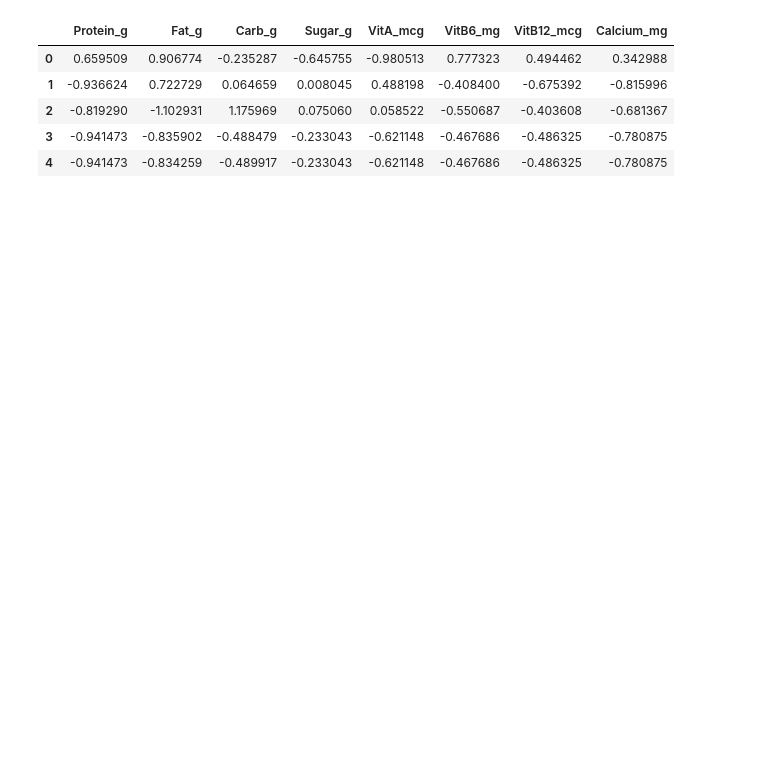
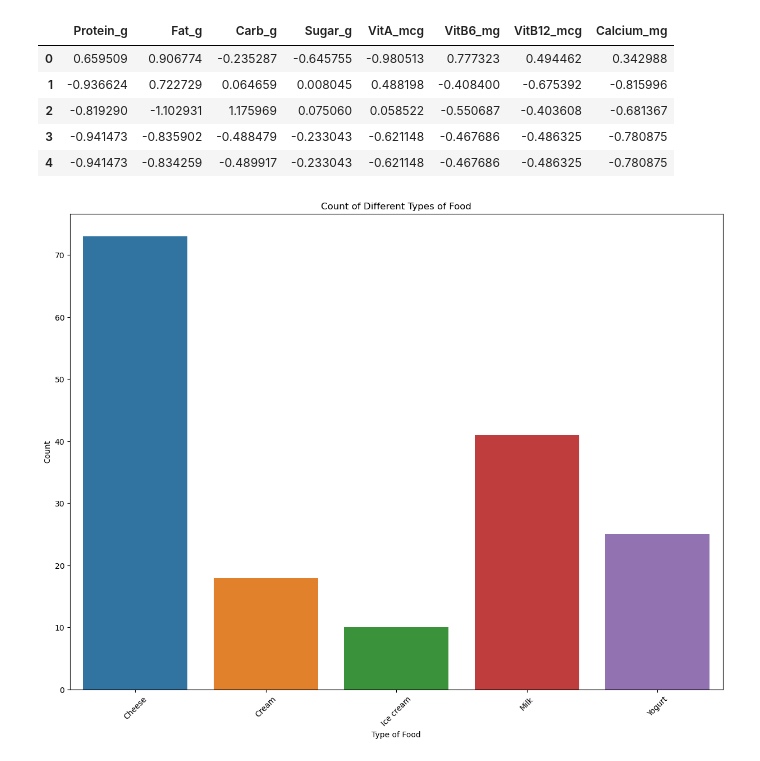
Before and after one commit to fwnriyx/poly, a Jupyter notebook: Math For AI/CA1/Q1.ipynb, the cells around one changed output. Saved outputs shown, nothing was run; the diff lists cells and outputs as text; code cells hidden in the pictures; blank space fills up the shorter version.

```diff
--- a/Math For AI/CA1/Q1.ipynb
+++ b/Math For AI/CA1/Q1.ipynb
@@ -41,3 +99,16 @@ scaled_data.head()
 | 2 | -0.819290 | -1.102931 | 1.175969 | 0.075060 | 0.058522 | -0.550687 | -0.403608 | -0.681367 |
 | 3 | -0.941473 | -0.835902 | -0.488479 | -0.233043 | -0.621148 | -0.467686 | -0.486325 | -0.780875 |
 | 4 | -0.941473 | -0.834259 | -0.489917 | -0.233043 | -0.621148 | -0.467686 | -0.486325 | -0.780875 |
+# %%
+import seaborn as sns
+import matplotlib.pyplot as plt
+
+plt.figure(figsize=(15, 11))
+sns.countplot(data = food_df, x='Type')
+plt.xlabel('Type of Food')
+plt.ylabel('Count')
+plt.title('Count of Different Types of Food')
+plt.xticks(rotation=45)
+plt.show()
+# %% [output]
+[figure, added]
```
Also changed, not shown: parts of 22 cells of this notebook, 1 other file.
